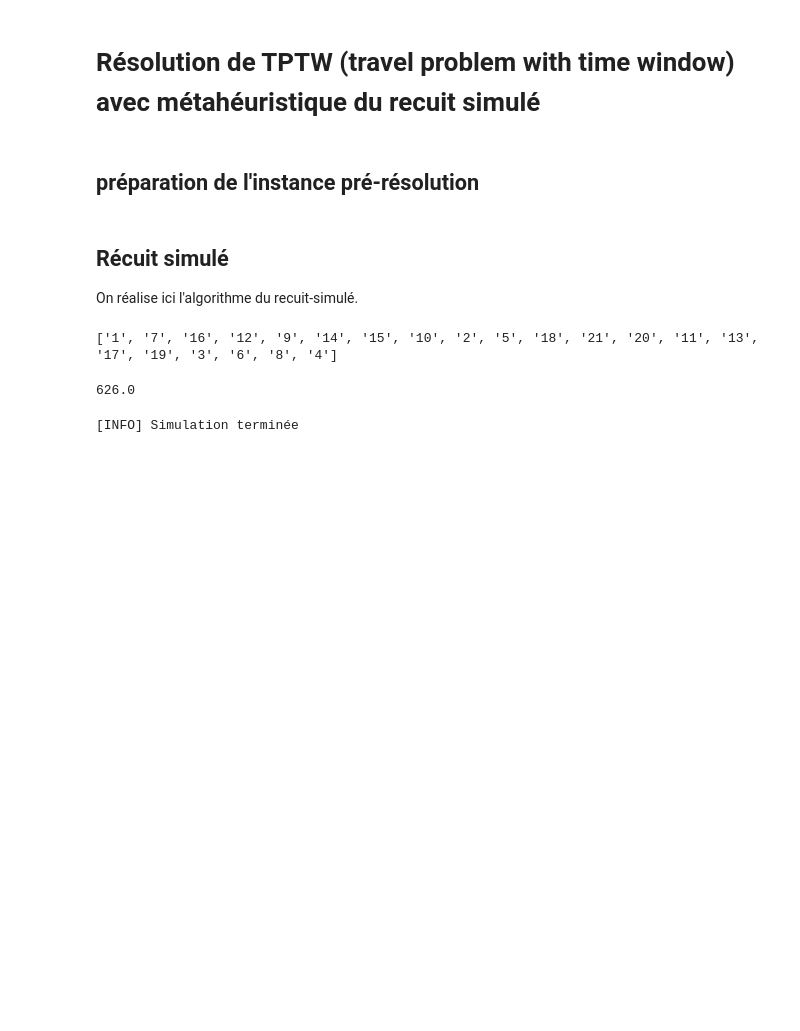
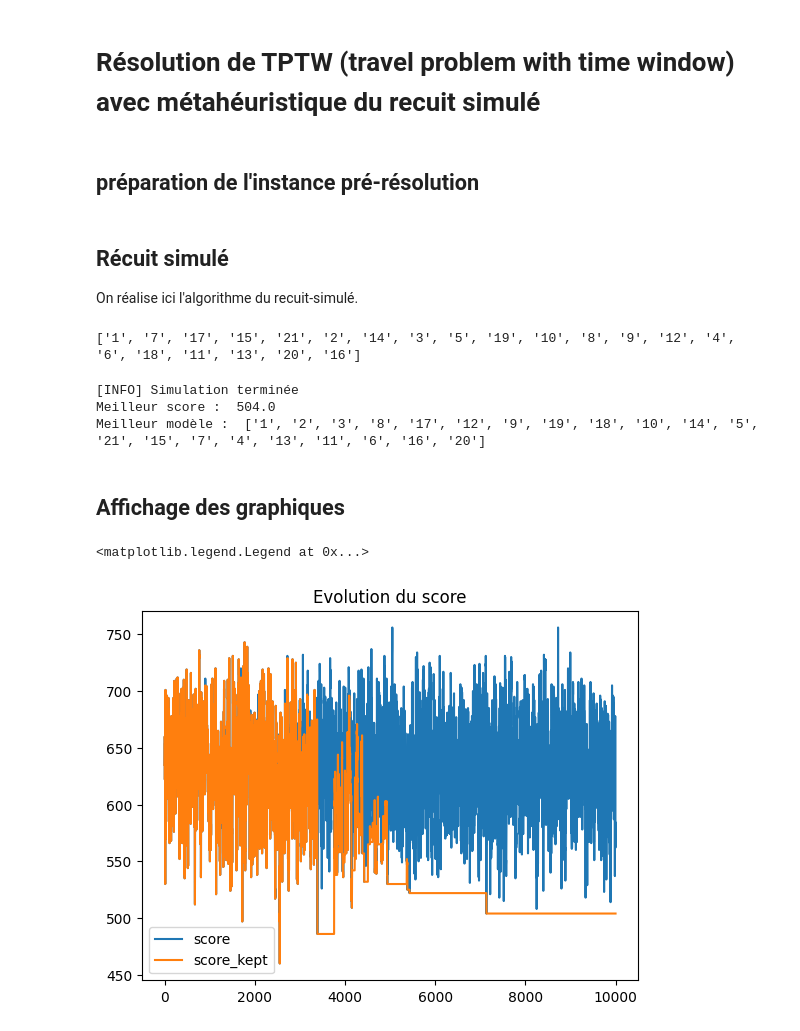
Before and after one commit to jupiterMJM/cplt_sci_metaheuristique, a Jupyter notebook: brouillon.ipynb, the cells around one changed output. Cells and saved outputs as stored; diff of their text form; code cells hidden in the pictures; blank space fills up the shorter version.

Commit message:
création des historiques et plot des graphiques

```diff
--- a/brouillon.ipynb
+++ b/brouillon.ipynb
@@ -4,7 +4,7 @@
 # configuration
 T_init = 1000
 lbd = 0.999
-nb_iter = 1000
+nb_iter = 10000
 path_to_instance = "data/inst1"
 # %%
 def evaluation_model(liste_prop, alpha=10):
@@ -17,6 +17,7 @@ def evaluation_model(liste_prop, alpha=10):
     score = 0
     assert liste_prop[0] == "1", "La première ville n'est pas 1 : {}".format(liste_prop)
     time_axis = 0
+    valide = True
     for i, prop in enumerate(liste_prop):
         if i == 0: continue
         # on commence par aller jusqu'à la ville i
@@ -32,8 +33,9 @@ def evaluation_model(liste_prop, alpha=10):
         # on ajoute une pénalité si on arrive trop tard (consigne de temps non respectée)
         if time_axis > instance[prop]["wend"]:
             score += alpha
+            valide = False
 
-    return score
+    return score, valide
 # %% [markdown]
 ## préparation de l'instance pré-résolution
 # %%
@@ -59,34 +61,59 @@ print(modele)
 temperature = T_init
 
 modele_kept = modele.copy()
-score_kept = evaluation_model(modele_kept)
+score_kept, valide = evaluation_model(modele_kept)
 score_kept
+
+# initialisation des historiques (pour affichage graphique ensuite)
+historique_score = [score_kept]
+historique_temperature = [temperature]
+historique_score_kept = [score_kept]
+historique_proba = [1]
+historique_modele_valide = [valide]
 # %% [output]
-['1', '7', '16', '12', '9', '14', '15', '10', '2', '5', '18', '21', '20', '11', '13', '17', '19', '3', '6', '8', '4']
+['1', '7', '17', '15', '21', '2', '14', '3', '5', '19', '10', '8', '9', '12', '4', '6', '18', '11', '13', '20', '16']
-626.0
 # %%
 for iteration in tqdm.tqdm(range(nb_iter)):
     # on commence par appliquer une transformation aléatoire
     modele = transformee_pick_2(modele)
 
     # on détermine le score du modèle ainsi modifié
-    score = evaluation_model(modele)
+    score, valide = evaluation_model(modele)
 
     # on accepte ou non la modification (recuit simulé)
     if score < score_kept:
         modele_kept = modele.copy()
+        score_kept = score
     else:
-        # principe du recuit simulé
+        # la proba est calculée ici pour des soucis de cohérences avec les historiques
         proba = np.exp(-(score-score_kept)/temperature)
         if bernoulli.rvs(proba, size=1):    # variable de bernoulli
             modele_kept = modele.copy()
             score_kept = score
 
     # on met à jour les historiques
-    # TODO
+    historique_score.append(score)
+    historique_temperature.append(temperature)
+    historique_score_kept.append(score_kept)
+    historique_proba.append(proba)
+    historique_modele_valide.append(valide)
 
     # on met à jour la température puis ça repart
     temperature *= lbd
 print("[INFO] Simulation terminée")
+print("Meilleur score : ", score_kept)
+print("Meilleur modèle : ", modele_kept)
 # %% [output]
 [INFO] Simulation terminée
+Meilleur score :  504.0
+Meilleur modèle :  ['1', '2', '3', '8', '17', '12', '9', '19', '18', '10', '14', '5', '21', '15', '7', '4', '13', '11', '6', '16', '20']
+# %% [markdown]
+## Affichage des graphiques
+# %%
+plt.plot(historique_score, label="score")
+plt.plot(historique_score_kept, label="score_kept")
+plt.title("Evolution du score")
+plt.legend()
+# %% [output]
+<matplotlib.legend.Legend at 0x...>
+[figure, added]
```
Also changed, not shown: parts of 3 cells of this notebook.
